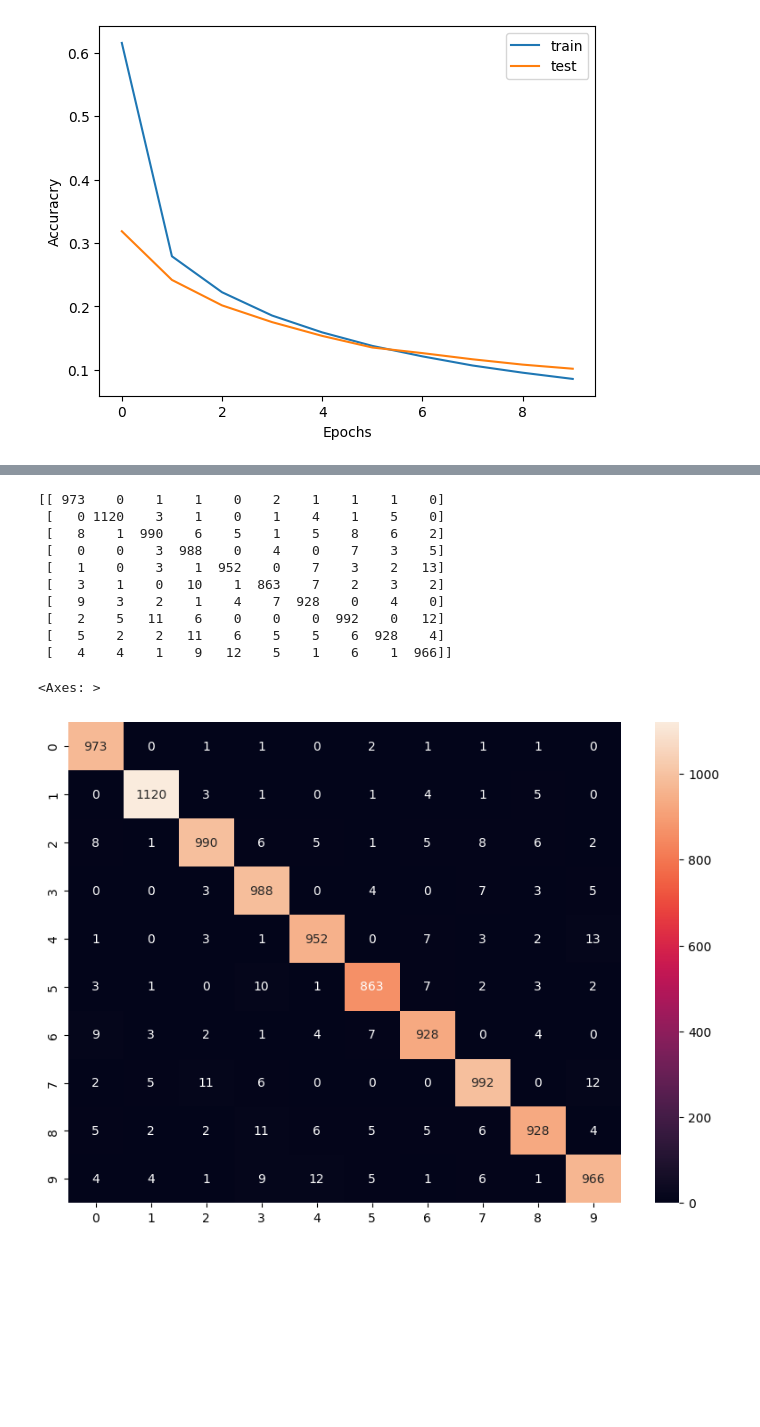
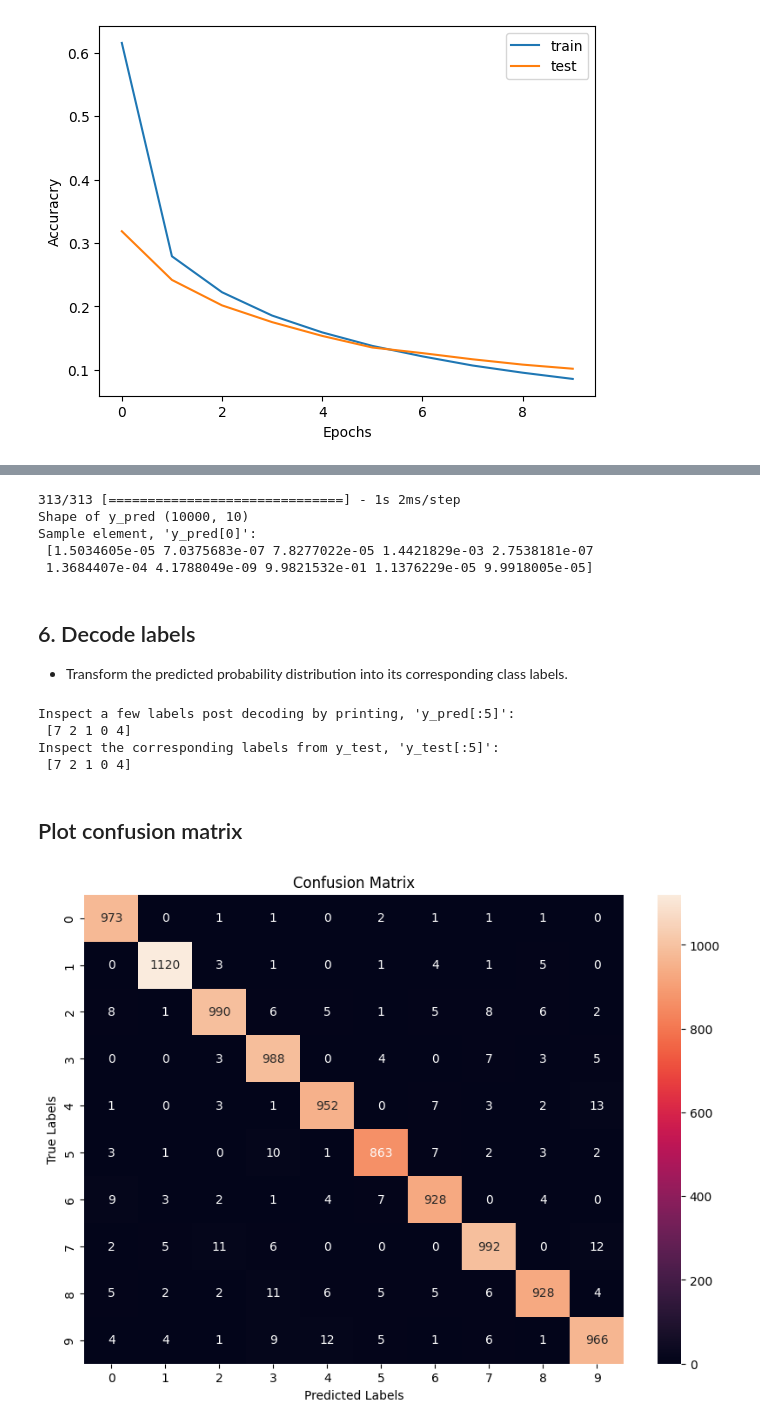
Before and after one commit to praveenprabharavindran/DeepLearning, a Jupyter notebook: ANN_Handwritten_Digits/ANN_Handwritten_Digits.ipynb, the cells around one changed output, grey strips where cells are left out. Cells and saved outputs as stored; diff of their text form; code cells hidden in the pictures; blank space fills up the shorter version.

```diff
--- a/ANN_Handwritten_Digits/ANN_Handwritten_Digits.ipynb
+++ b/ANN_Handwritten_Digits/ANN_Handwritten_Digits.ipynb
@@ -228,22 +198,50 @@ test_label [7 2 1 0 4]
-# %%
-from sklearn.metrics import confusion_matrix
-matrix=confusion_matrix(y_test ,y_pred)
-print(matrix)
-# %% [output]
-[[ 973    0    1    1    0    2    1    1    1    0]
- [   0 1120    3    1    0    1    4    1    5    0]
- [   8    1  990    6    5    1    5    8    6    2]
- [   0    0    3  988    0    4    0    7    3    5]
- [   1    0    3    1  952    0    7    3    2   13]
- [   3    1    0   10    1  863    7    2    3    2]
- [   9    3    2    1    4    7  928    0    4    0]
- [   2    5   11    6    0    0    0  992    0   12]
- [   5    2    2   11    6    5    5    6  928    4]
- [   4    4    1    9   12    5    1    6    1  966]]
-# %%
-import seaborn as sns
-plt.figure(figsize=(10,7))
-sns.heatmap(matrix,annot=True,fmt='d')
-# %% [output]
-<Axes: >
-[figure, removed]
+# %%
+# classify test input
+y_pred=model.predict(x_test)
+# print shape of predictions result
+print('Shape of y_pred',y_pred.shape)
+
+# print a sample element from y_pred
+# It should represent a probability distribution with ten values, each corresponding to one of the digits/classes from 0 to 9.
+print("Sample element, 'y_pred[0]':\n",y_pred[0])
+# %% [output]
+313/313 [==============================] - 1s 2ms/step
+Shape of y_pred (10000, 10)
+Sample element, 'y_pred[0]':
+ [1.5034605e-05 7.0375683e-07 7.8277022e-05 1.4421829e-03 2.7538181e-07
+ 1.3684407e-04 4.1788049e-09 9.9821532e-01 1.1376229e-05 9.9918005e-05]
+# %% [markdown]
+## 6. Decode labels
+ * Transform the predicted probability distribution into its corresponding class labels.
+# %%
+import numpy as np
+y_pred=np.argmax(y_pred,axis=1)
+print("Inspect a few labels post decoding by printing, 'y_pred[:5]':\n",y_pred[:5])
+print("Inspect the corresponding labels from y_test, 'y_test[:5]':\n",test_label[:5])
+# %% [output]
+Inspect a few labels post decoding by printing, 'y_pred[:5]':
+ [7 2 1 0 4]
+Inspect the corresponding labels from y_test, 'y_test[:5]':
+ [7 2 1 0 4]
+# %% [markdown]
+## Plot confusion matrix
+# %%
+import seaborn as sns
+from sklearn.metrics import confusion_matrix
+
+def plot_confusion_matrix(true_labels, predicted_labels):
+    # Compute the confusion matrix
+    matrix = confusion_matrix(true_labels, predicted_labels)
+
+    # Plot the confusion matrix using a heatmap
+    plt.figure(figsize=(10, 7))
+    sns.heatmap(matrix, annot=True, fmt='d')
+    plt.xlabel("Predicted Labels")
+    plt.ylabel("True Labels")
+    plt.title("Confusion Matrix")
+    plt.show()
+
+# Call the function to plot the confusion matrix
+plot_confusion_matrix(y_test, y_pred)
+# %% [output]
+[figure, added]
```
Also changed, not shown: parts of 10 cells of this notebook.
